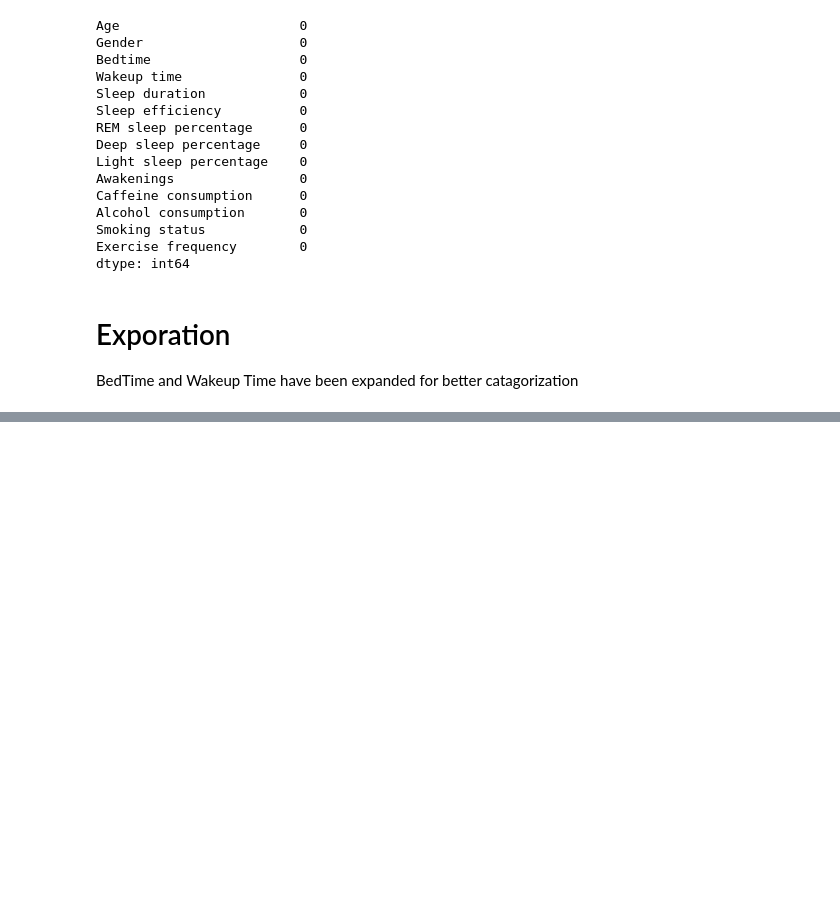
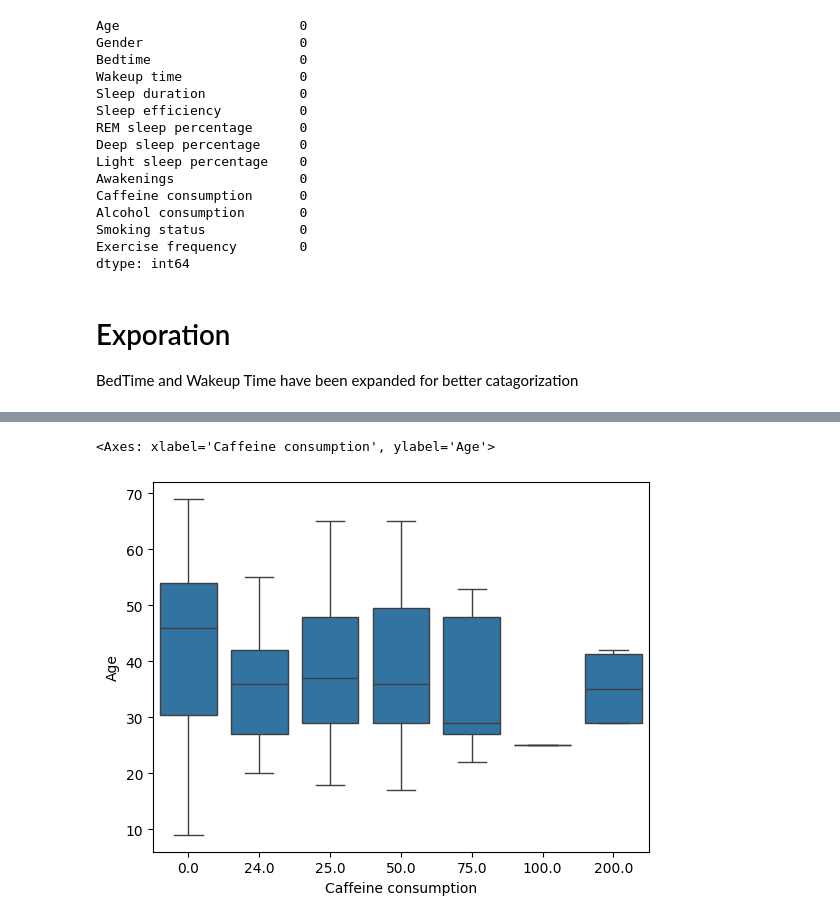
Before and after one commit to AvienReactor/CSE-Final, a Jupyter notebook: SleepJar.ipynb, the cells around one changed output, grey strips where cells are left out. Cells and saved outputs as stored; diff of their text form; code cells hidden in the pictures; blank space fills up the shorter version.

```diff
--- a/SleepJar.ipynb
+++ b/SleepJar.ipynb
@@ -104,0 +99,6 @@ ValueError: Length of list vectors must match length of `data` when both are use
+# %%
+sleep_data.describe()
+sns.boxplot(data = sleep_data, y = 'Age', x = 'Caffeine consumption')
+# %% [output]
+<Axes: xlabel='Caffeine consumption', ylabel='Age'>
+[figure, added]
```
Also changed, not shown: parts of 6 cells of this notebook.
